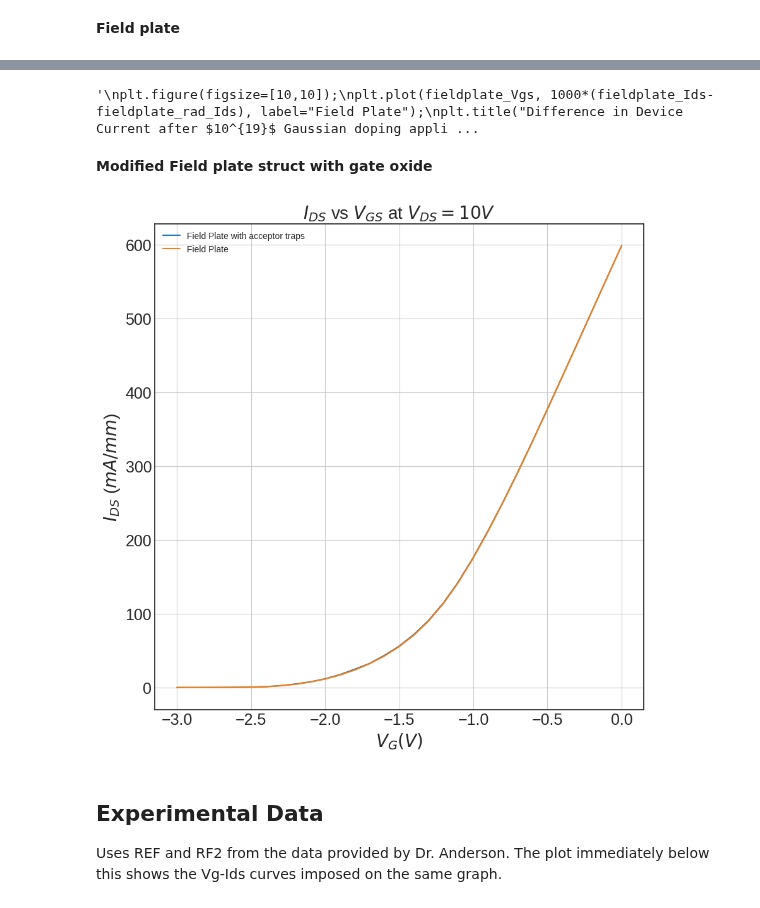
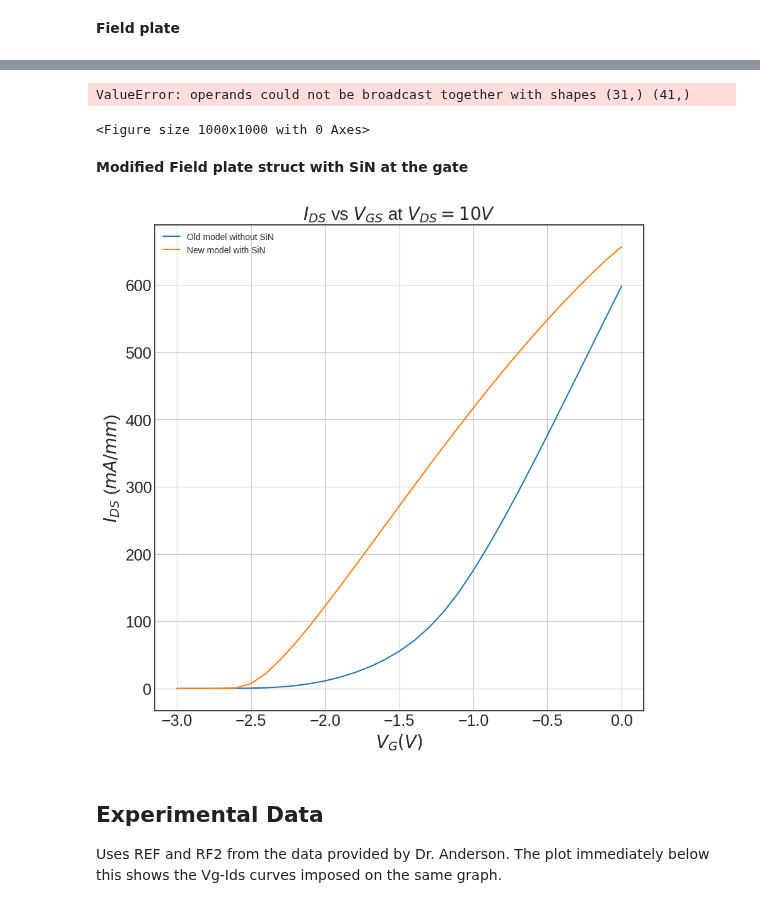
Before and after one commit to IanStafford/banjo-wombat, a Jupyter notebook: allNit/figures.ipynb, the cells around one changed output, grey strips where cells are left out. Saved outputs shown, nothing was run; the diff lists cells and outputs as text; code cells hidden in the pictures.

```diff
--- a/allNit/figures.ipynb
+++ b/allNit/figures.ipynb
@@ -91,14 +60,14 @@ plt.show()
 # %% [markdown]
 **Field plate**
 # %%
-fieldplate_Vgs, fieldplate_Ids = flooxsRead("/home/staffian/banjo-wombat/allNit/figures/fieldplate_Vt.csv")
+fieldplate_Vgs_OLD, fieldplate_Ids_OLD = flooxsRead("/home/staffian/banjo-wombat/allNit/figures/fieldplate_Vt_OLD.csv")
 fieldplate_rad_Vgs, fieldplate_rad_Ids = flooxsRead("/home/staffian/banjo-wombat/allNit/figures/fieldplate_rad_Vt.csv")
 fieldplate_ox_Vgs, fieldplate_ox_Ids = flooxsRead("/home/staffian/banjo-wombat/allNit/figures/fieldplate_ox_Vt.csv")
 fieldplate_wrap_Vgs, fieldplate_wrap_Ids = flooxsRead("/home/staffian/banjo-wombat/allNit/figures/fieldplate_wrap_Vt.csv")
 fieldplate_strike_Vgs, fieldplate_strike_Ids = flooxsRead("/home/staffian/banjo-wombat/allNit/figures/fieldplate_strike_Vt.csv")
 plt.figure(figsize=[10,10]);
-plt.plot(fieldplate_Vgs, 1000*fieldplate_Ids, label="Field Plate");
-#plt.plot(fieldplate_rad_Vgs, 1000*fieldplate_rad_Ids, label="Field Plate Irradiated");
+plt.plot(fieldplate_Vgs_OLD, 1000*fieldplate_Ids_OLD, label="Field Plate");
+#plt.plot(fieldplateplt.title("$I_{DS}$ vs $V_{GS}$ at $V_{DS}=10v$", fontsize=20);
 #plt.plot(fieldplate_ox_Vgs, 1000*fieldplate_ox_Ids, label="Field Plate with Nitride");
 plt.plot(fieldplate_strike_Vgs, 1000*fieldplate_strike_Ids, label="Field Plate with Gate-Source Short");
 #plt.plot(fieldplate_wrap_Vgs, 1000*fieldplate_wrap_Ids, label="Wrapped Field Plate");
@@ -116,5 +85,5 @@ plt.show()
 # %%
-'''
+
 plt.figure(figsize=[10,10]);
 plt.plot(fieldplate_Vgs, 1000*(fieldplate_Ids-fieldplate_rad_Ids), label="Field Plate");
 plt.title("Difference in Device Current after $10^{19}$ Gaussian doping applied", fontsize=20);
@@ -125,28 +94,29 @@ plt.yticks(fontsize = 18)
 plt.grid(True);
 #plt.legend();
 #plt.savefig("Vt.png", dpi=300, bbox_inches='tight')
-plt.show()'''
+plt.show()
 # %% [output]
-'\nplt.figure(figsize=[10,10]);\nplt.plot(fieldplate_Vgs, 1000*(fieldplate_Ids-fieldplate_rad_Ids), label="Field Plate");\nplt.title("Difference in Device Current after $10^{19}$ Gaussian doping appli ...
+ValueError: operands could not be broadcast together with shapes (31,) (41,)
+<Figure size 1000x1000 with 0 Axes>
 # %% [markdown]
-**Modified Field plate struct with gate oxide**
+**Modified Field plate struct with SiN at the gate**
 # %%
-fieldplate_trap_Vgs, fieldplate_trap_Ids = flooxsRead("/home/staffian/banjo-wombat/allNit/figures/fieldplate_trap_Vt.csv")
+fieldplate_Vgs, fieldplate_Ids = flooxsRead("/home/staffian/banjo-wombat/allNit/figures/fieldplate_Vt.csv")
 plt.figure(figsize=[10,10]);
-plt.plot(fieldplate_trap_Vgs, 1000*fieldplate_trap_Ids, label="Field Plate with acceptor traps");
-plt.plot(fieldplate_Vgs, 1000*fieldplate_Ids, label="Field Plate");
+plt.plot(fieldplate_Vgs_OLD, 1000*fieldplate_Ids_OLD, label="Old model without SiN");
+plt.plot(fieldplate_Vgs, 1000*fieldplate_Ids, label="New model with SiN");
 
 plt.title("$I_{DS}$ vs $V_{GS}$ at $V_{DS}=10V$", fontsize=20);
 plt.xlabel("$V_{G} (V)$", fontsize=20);
 plt.ylabel("$I_{DS}$ (${mA}/{mm}$)", fontsize=20);
 plt.xticks(fontsize = 18)
 plt.yticks(fontsize = 18)
 plt.grid(True);
 plt.legend();
 #plt.savefig("Vt.png", dpi=300, bbox_inches='tight')
 plt.show()
 # %% [output]
-[figure, old version]
+[figure, new version]
 # %% [markdown]
 ## Experimental Data
 Uses REF and RF2 from the data provided by Dr. Anderson. The plot immediately below this shows the Vg-Ids curves imposed on the same graph.
```
Also changed, not shown: parts of 8 cells of this notebook, 13 other files.
